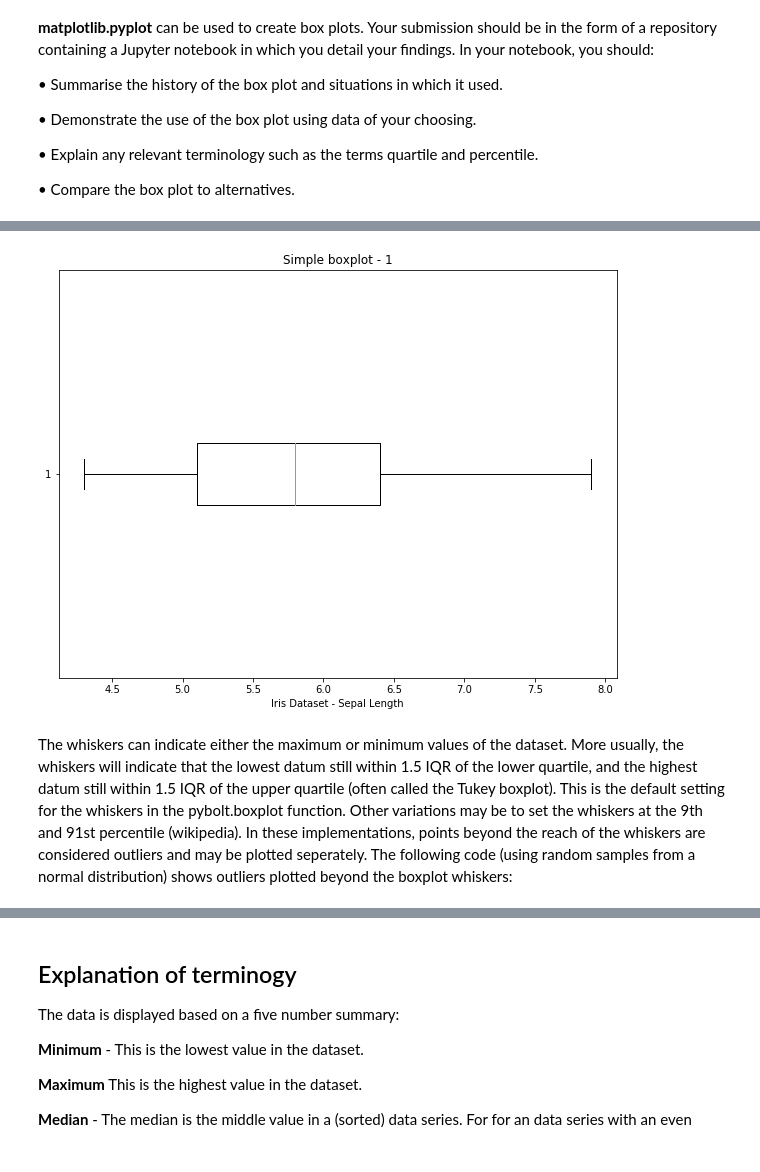
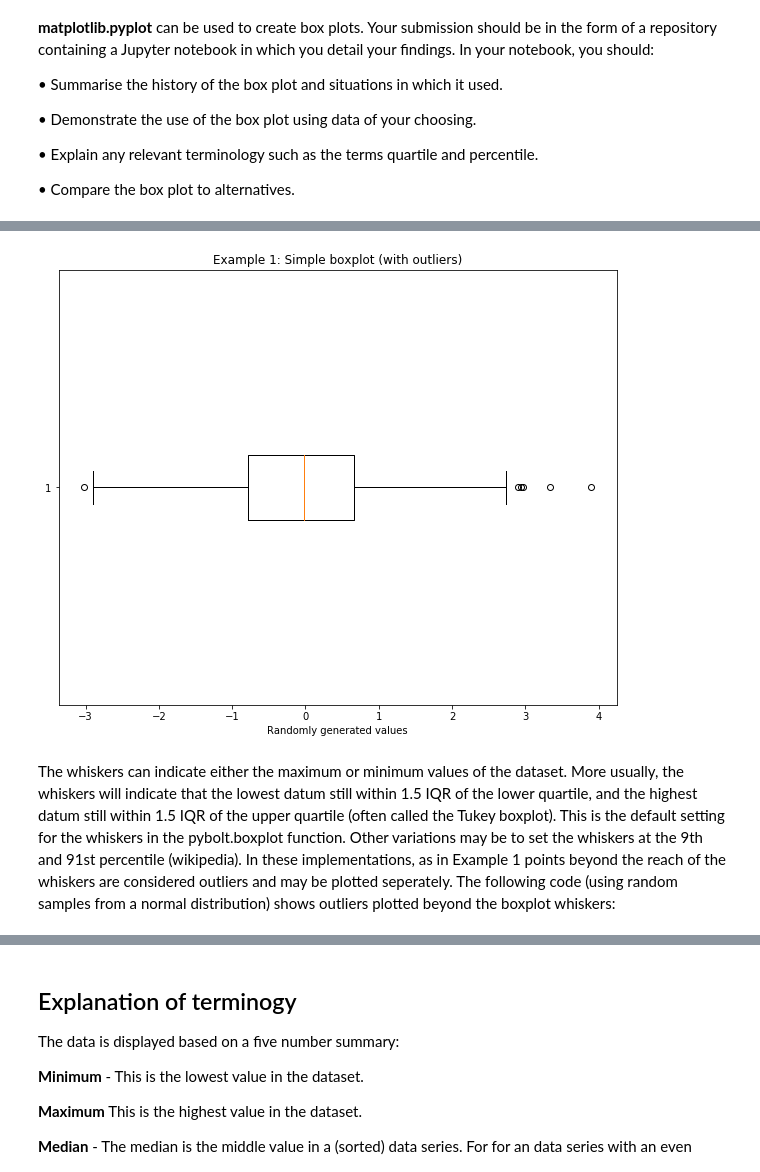
Before and after one commit to davesheils/Boxplots, a Jupyter notebook: Boxplots.ipynb, the cells around one changed output, grey strips where cells are left out. Cells and saved outputs as stored; diff of their text form; code cells hidden in the pictures.

```diff
--- a/Boxplots.ipynb
+++ b/Boxplots.ipynb
@@ -47,25 +45,25 @@ The matplotlib.pylot.boxplot will be explored in more detail below, however, the
 # %%
-# code to create a box plot will go here
+# Create a simple boxplot
 
 import numpy as np
 import matplotlib.pyplot as plt
-plt.rcParams['figure.figsize'] = [10, 7.5] # to set the default size of the output of pyplot
+
 import pandas as pd
 
-# create an pandas data frame called Iris
 
-iris = pd.read_csv('iris.csv')
 
 # create a boxplot from the sepal length column in the dataset. by default, pyplot boxplot function produces
 # a vertical boxplot. In the version below, we are producing a horizonal boxplot by setting the parameter vert to false.
 
-plt.boxplot(iris['sepal_length'], vert = False)
+x = np.random.normal(0, 1, 1000)
+plt.rcParams['figure.figsize'] = [10, 8] # to set size of the output of pyplot
+plt.boxplot(x, vert = False)
 
-plt.xlabel("Iris Dataset - Sepal Length")
-plt.title("Simple boxplot - 1")
+plt.title("Example 1: Simple boxplot (with outliers)")
+plt.xlabel("Randomly generated values")
 
 plt.show()
 # %% [output]
-[figure, old version]
+[figure, new version]
 # %% [markdown]
-The whiskers can indicate either the maximum or minimum values of the dataset. More usually, the whiskers will indicate that the lowest datum still within 1.5 IQR of the lower quartile, and the highest datum still within 1.5 IQR of the upper quartile (often called the Tukey boxplot). This is the default setting for the whiskers in the pybolt.boxplot function. Other variations may be to set the whiskers at the 9th and 91st percentile (wikipedia). In these implementations, points beyond the reach of the whiskers are considered outliers and may be plotted seperately. The following code (using random samples from a normal distribution) shows outliers plotted beyond the boxplot whiskers:
+The whiskers can indicate either the maximum or minimum values of the dataset. More usually, the whiskers will indicate that the lowest datum still within 1.5 IQR of the lower quartile, and the highest datum still within 1.5 IQR of the upper quartile (often called the Tukey boxplot). This is the default setting for the whiskers in the pybolt.boxplot function. Other variations may be to set the whiskers at the 9th and 91st percentile (wikipedia). In these implementations, as in Example 1 points beyond the reach of the whiskers are considered outliers and may be plotted seperately. The following code (using random samples from a normal distribution) shows outliers plotted beyond the boxplot whiskers:
```
Also changed, not shown: parts of 15 cells of this notebook, 3 other files.
